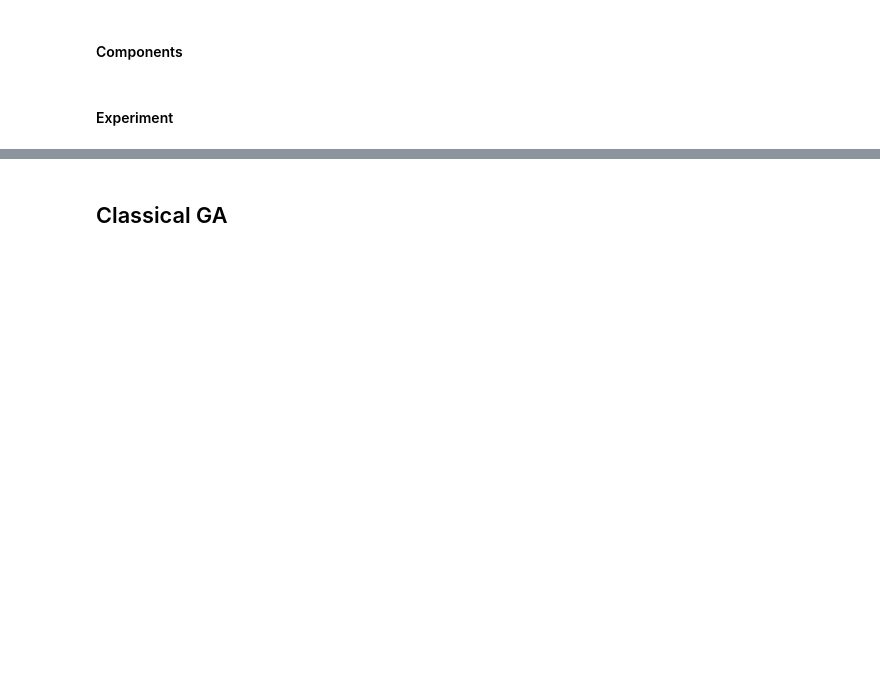
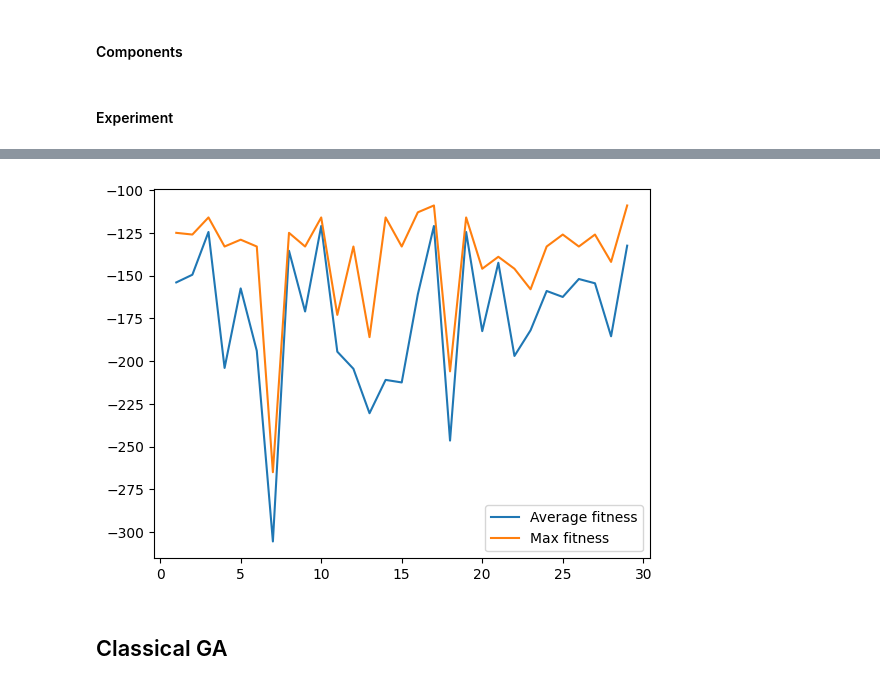
Before and after one commit to tyrrr-aj/glass-cluster, a Jupyter notebook: glass-evolution.ipynb, the cells around one changed output, grey strips where cells are left out. Saved outputs shown, nothing was run; the diff lists cells and outputs as text; code cells hidden in the pictures; blank space fills up the shorter version.

Commit message:
Refactored QGA into class, added basic visualization

```diff
--- a/glass-evolution.ipynb
+++ b/glass-evolution.ipynb
@@ -1242,7 +1242,7 @@ rng = np.random.default_rng()
 #########################################################
 # ALGORITHM PARAMETERS                                  #
 #########################################################
-N=2                  # Define here the population size
+N=10                  # Define here the population size
 Genome=get_genome_length(space_size_xyz)              # Define here the chromosome length
 generation_max=10    # Define here the maximum number of
                       # generations/iterations
@@ -1280,7 +1260,0 @@ def gate_H():
-# %%
-def init_population():
-    n_genes = pop_size * genome_length
-    initial_theta = rng.uniform(-np.pi, np.pi, size=n_genes)
-    init_q = np.array([ket_0.T[0] for _ in range(n_genes)])
-
-    return np.einsum('ijk,kl,il->ij', gate_Uy(initial_theta), gate_H(), init_q).reshape(pop_size, genome_length, n_qubit_coefficiants)
@@ -1435,0 +1413,2 @@ plot_output()
+# %%
+qga = QGA()
@@ -1436,3 +1439,14 @@ plot_output()
+# %%
+best_g = qga.get_best_individual()
+best_f = binary_genotype_to_fenotype(best_g, space_size_xyz, atom_species_by_symbol)
+
+qga.plot_fitness()
+plot_atoms(best_f, atom_species_by_index, atom_species_by_symbol)
+plot_solution_with_walls((wall_left, wall_right), best_f, atom_species_by_index, atom_species_by_symbol)
+plot_neighbourhood_penalties(np.concat([wall_left, wall_right, best_f]), atom_species_by_index, atom_species_by_symbol, cluster_size, cluster_size, cluster_size)
+plot_distances_penalties(np.concat([wall_left, wall_right, best_f]), atom_species_by_index, atom_species_by_symbol)
+# %% [output]
+[figure, added]
 # %% [markdown]
 ## Classical GA
 # %% [markdown]
```
Also changed, not shown: parts of 13 cells of this notebook.
